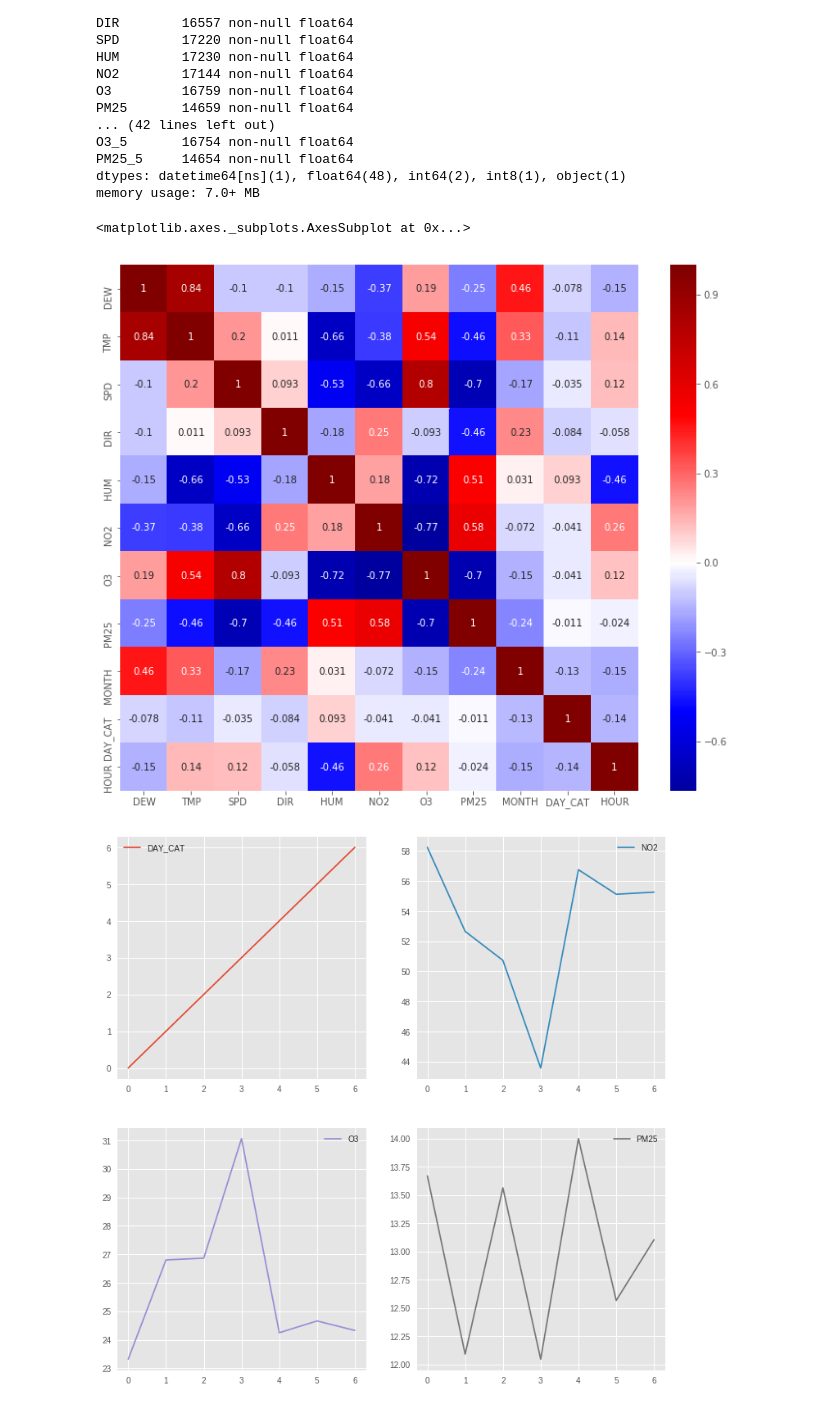
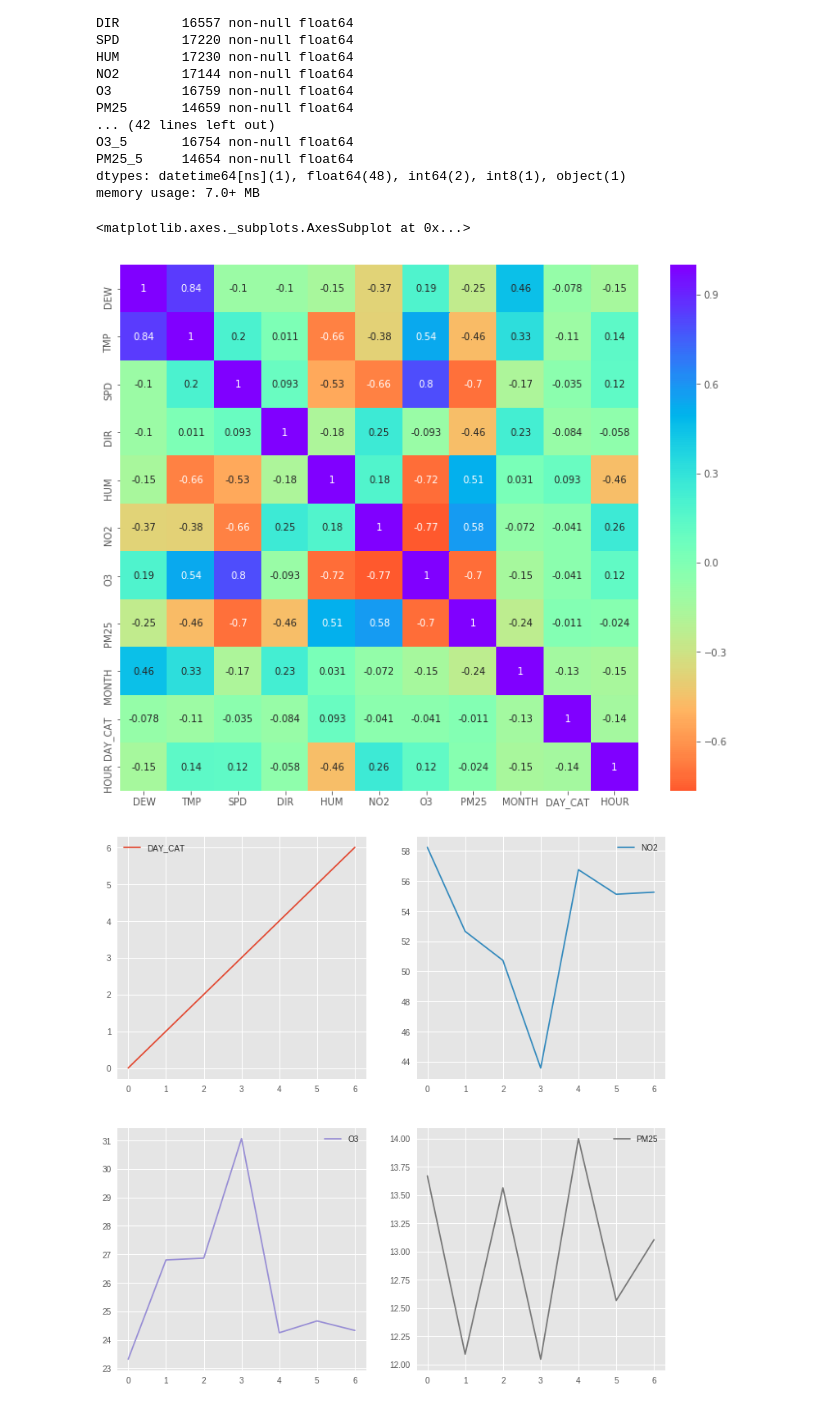
Before and after one commit to jmejco/data-analytics-cw, a Jupyter notebook: data/data_cleaning.ipynb, the cells around one changed output. Drawn from its saved outputs; the diff is of its cells as text; code cells hidden in the pictures.

```diff
--- a/data/data_cleaning.ipynb
+++ b/data/data_cleaning.ipynb
@@ -172,24 +172,24 @@ memory usage: 7.0+ MB
 # %%
 #Correlation_Matrix
 plt.rcParams["figure.figsize"] = [12,10]
 data_corr = data[['DEW','TMP','SPD','DIR','HUM','NO2','O3','PM25','MONTH','DAY_CAT','HOUR']].corr()
 
 # def plot_corr_matrix(data, size=10):
 #     corr = data.corr()
 #     figure, axes = plt.subplots(figsize=(size, size))
 #     axes.matshow(corr)
 #     plt.xticks(range(len(corr.columns)), corr.columns)
 #     plt.yticks(range(len(corr.columns)), corr.columns)
 
 # plot_corr_matrix(data_corr)
 
 corr = data_corr.corr()
-sns.heatmap(corr, center=0, annot=True,cmap="seismic",
+sns.heatmap(corr, center=0, annot=True,cmap="rainbow_r",
             xticklabels=corr.columns.values,
             yticklabels=corr.columns.values)
 # %% [output]
 <matplotlib.axes._subplots.AxesSubplot at 0x...>
-[figure, old version]
+[figure, new version]
 # %%
 #Visualization of mean of features based on day of the week
 
```
